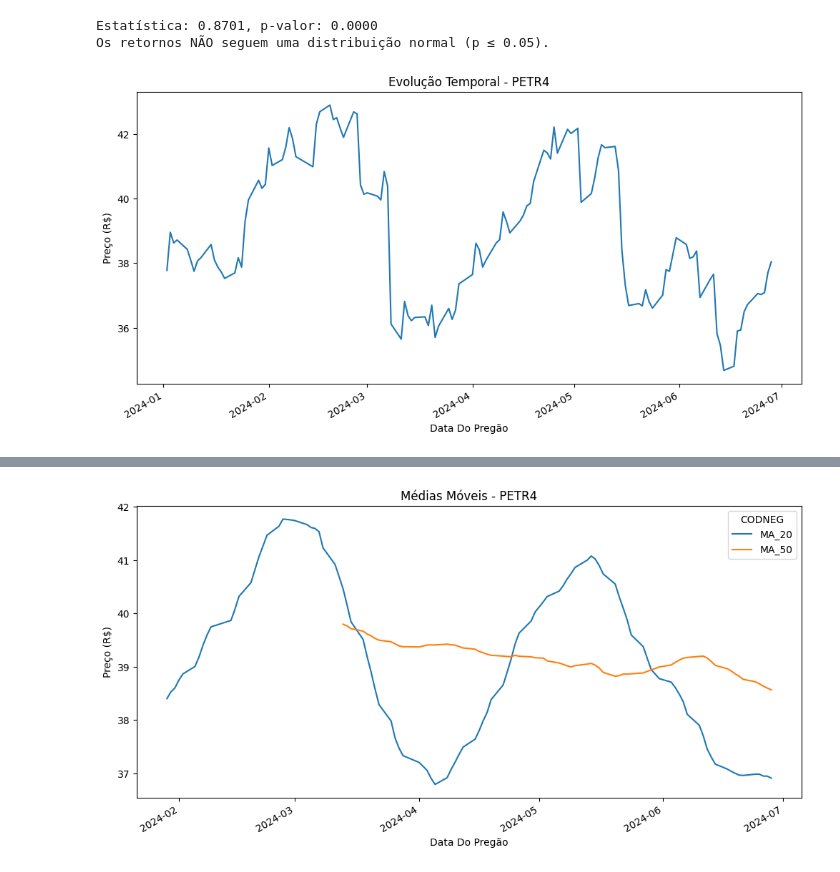
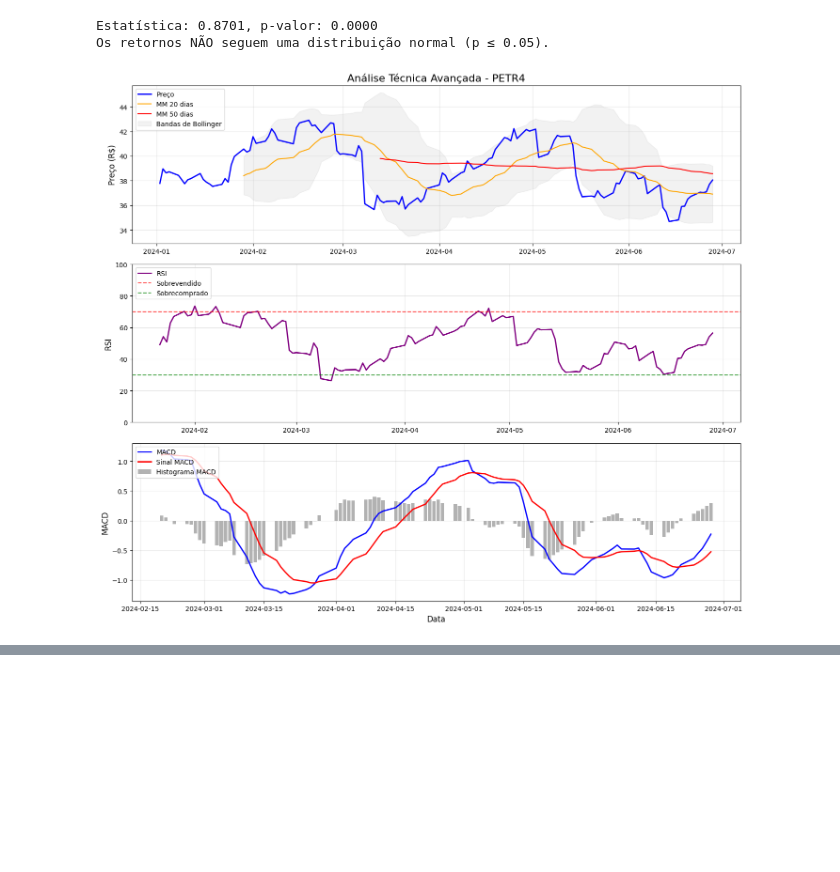
Before and after one commit to Ericdelucas/Inicia-o_Cientifica_BigData_and_DataScience, a Jupyter notebook: PARTE1.ipynb, the cells around one changed output, grey strips where cells are left out. Cells and saved outputs as stored; diff of their text form; code cells hidden in the pictures; blank space fills up the shorter version.

```diff
--- a/PARTE1.ipynb
+++ b/PARTE1.ipynb
@@ -279,30 +523,80 @@ if ativo_exemplo in df_retornos.columns:
 Estatística: 0.8701, p-valor: 0.0000
 Os retornos NÃO seguem uma distribuição normal (p ≤ 0.05).
 # %%
+# Análise técnica avançada do PETR4
 ativo_exemplo = 'PETR4'
 
 if ativo_exemplo in df_fechamento.columns:
-    df_ativo = df_fechamento[[ativo_exemplo]].dropna()
+    df_ativo = df_fechamento[[ativo_exemplo]].dropna().copy()
+    preco = df_ativo[ativo_exemplo].values
 
-    # Gráfico de preço
-    plt.figure(figsize=(12, 6))
-    df_ativo[ativo_exemplo].plot(title=f'Evolução Temporal - {ativo_exemplo}')
-    plt.ylabel('Preço (R$)')
+    # Calcular indicadores técnicos
+    df_ativo['MA_20'] = df_ativo[ativo_exemplo].rolling(20).mean()
+    df_ativo['MA_50'] = df_ativo[ativo_exemplo].rolling(50).mean()
+    df_ativo['RSI'] = talib.RSI(preco, timeperiod=14)
+    upper, middle, lower = talib.BBANDS(preco, timeperiod=20)
+    df_ativo['BB_UPPER'] = upper
+    df_ativo['BB_MIDDLE'] = middle
+    df_ativo['BB_LOWER'] = lower
+    df_ativo['MACD'], df_ativo['MACD_SIGNAL'], df_ativo['MACD_HIST'] = talib.MACD(preco)
+
+    # Gráfico principal com preço e indicadores
+    fig, (ax1, ax2, ax3) = plt.subplots(3, 1, figsize=(14, 12))
+
+    # Gráfico 1: Preço e Médias Móveis
+    ax1.plot(df_ativo.index, df_ativo[ativo_exemplo], label='Preço', linewidth=2, color='blue')
+    ax1.plot(df_ativo.index, df_ativo['MA_20'], label='MM 20 dias', linewidth=1.5, color='orange')
+    ax1.plot(df_ativo.index, df_ativo['MA_50'], label='MM 50 dias', linewidth=1.5, color='red')
+    ax1.fill_between(df_ativo.index, df_ativo['BB_UPPER'], df_ativo['BB_LOWER'], alpha=0.1, color='gray', label='Bandas de Bollinger')
+    ax1.set_title(f'Análise Técnica Avançada - {ativo_exemplo}', fontsize=16)
+    ax1.set_ylabel('Preço (R$)', fontsize=12)
+    ax1.legend(loc='upper left')
+    ax1.grid(True, alpha=0.3)
+
+    # Gráfico 2: RSI
+    ax2.plot(df_ativo.index, df_ativo['RSI'], label='RSI', linewidth=2, color='purple')
+    ax2.axhline(70, color='r', linestyle='--', alpha=0.7, label='Sobrevendido')
+    ax2.axhline(30, color='g', linestyle='--', alpha=0.7, label='Sobrecomprado')
+    ax2.set_ylabel('RSI', fontsize=12)
+    ax2.set_ylim(0, 100)
+    ax2.legend(loc='upper left')
+    ax2.grid(True, alpha=0.3)
+
+    # Gráfico 3: MACD
+    ax3.plot(df_ativo.index, df_ativo['MACD'], label='MACD', linewidth=2, color='blue')
+    ax3.plot(df_ativo.index, df_ativo['MACD_SIGNAL'], label='Sinal MACD', linewidth=2, color='red')
+    ax3.bar(df_ativo.index, df_ativo['MACD_HIST'], label='Histograma MACD', alpha=0.6, color='gray')
+    ax3.set_ylabel('MACD', fontsize=12)
+    ax3.set_xlabel('Data', fontsize=12)
+    ax3.legend(loc='upper left')
+    ax3.grid(True, alpha=0.3)
+
+    plt.tight_layout()
     plt.show()
 
-    # Volatilidade anualizada
+    # Estatísticas detalhadas
     retornos_diarios = df_ativo[ativo_exemplo].pct_change().dropna()
     vol_anu = retornos_diarios.std() * np.sqrt(252)
-    print(f"Volatilidade Anualizada ({ativo_exemplo}): {vol_anu:.2%}")
 
-    # Médias móveis
-    df_ativo['MA_20'] = df_ativo[ativo_exemplo].rolling(20).mean()
-    df_ativo['MA_50'] = df_ativo[ativo_exemplo].rolling(50).mean()
+    print(f"\n📈 Análise Técnica - {ativo_exemplo}")
+    print(f"Período: {df_ativo.index[0].strftime('%d/%m/%Y')} a {df_ativo.index[-1].strftime('%d/%m/%Y')}")
+    print(f"Preço Atual: R$ {df_ativo[ativo_exemplo].iloc[-1]:.2f}")
+    print(f"RSI Atual: {df_ativo['RSI'].iloc[-1]:.2f}")
+    print(f"Volatilidade Anualizada: {vol_anu:.2%}")
+    print(f"Máximo do período: R$ {df_ativo[ativo_exemplo].max():.2f}")
+    print(f"Mínimo do período: R$ {df_ativo[ativo_exemplo].min():.2f}")
 
-    df_ativo[['MA_20', 'MA_50']].plot(figsize=(12, 6), title=f'Médias Móveis - {ativo_exemplo}')
-    plt.ylabel('Preço (R$)')
-    plt.show()
+    # Sinais de compra/venda baseados em indicadores
+    rsi_atual = df_ativo['RSI'].iloc[-1]
+    preco_atual = df_ativo[ativo_exemplo].iloc[-1]
+    mm20_atual = df_ativo['MA_20'].iloc[-1]
+    mm50_atual = df_ativo['MA_50'].iloc[-1]
+
+    print(f"\n🎯 Sinais de Trading:")
+    print(f"RSI: {'COMPRAR' if rsi_atual < 30 else 'VENDER' if rsi_atual > 70 else 'NEUTRO'} ({rsi_atual:.2f})")
+    print(f"Tendência: {'ALTA' if preco_atual > mm20_atual > mm50_atual else 'BAIXA' if preco_atual < mm20_atual < mm50_atual else 'LATERAL'}")
+    print(f"Preço vs MM20: {'ACIMA' if preco_atual > mm20_atual else 'ABAIXO'} (R$ {abs(preco_atual - mm20_atual):.2f})")
 else:
     print(f"Ativo {ativo_exemplo} não encontrado.")
 # %% [output]
-[figure, old version]
+[figure, new version]
@@ -310 +614,0 @@ Volatilidade Anualizada (PETR4): 30.83%
-[figure, removed]
```
Also changed, not shown: parts of 6 cells of this notebook, 4 other files.
